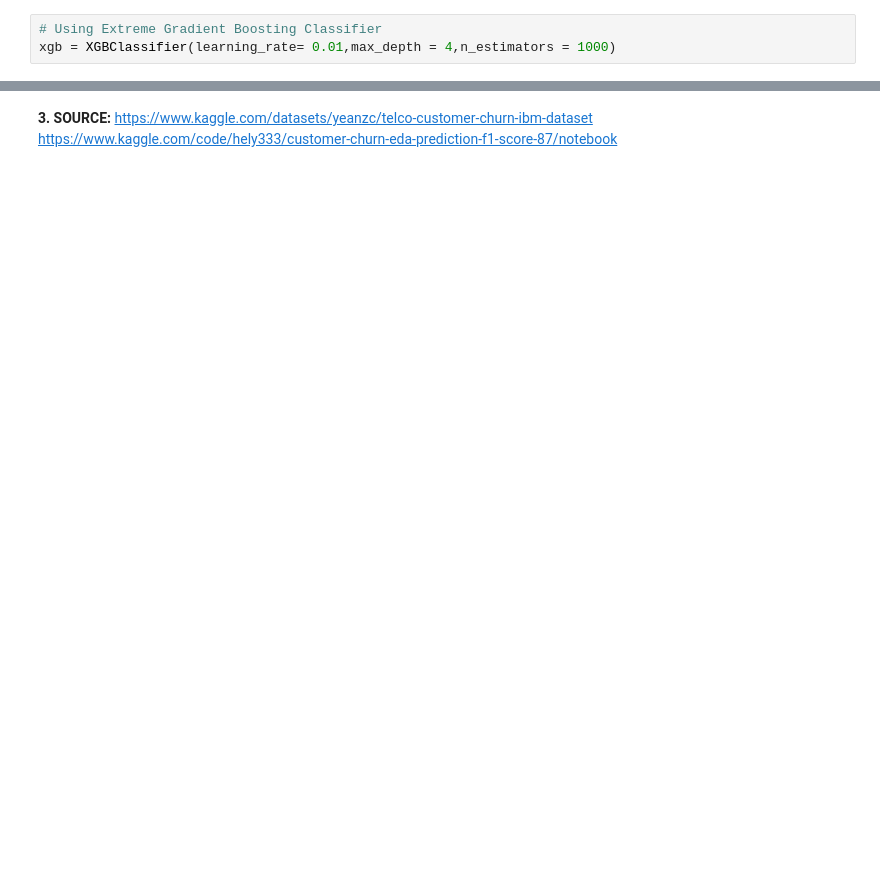
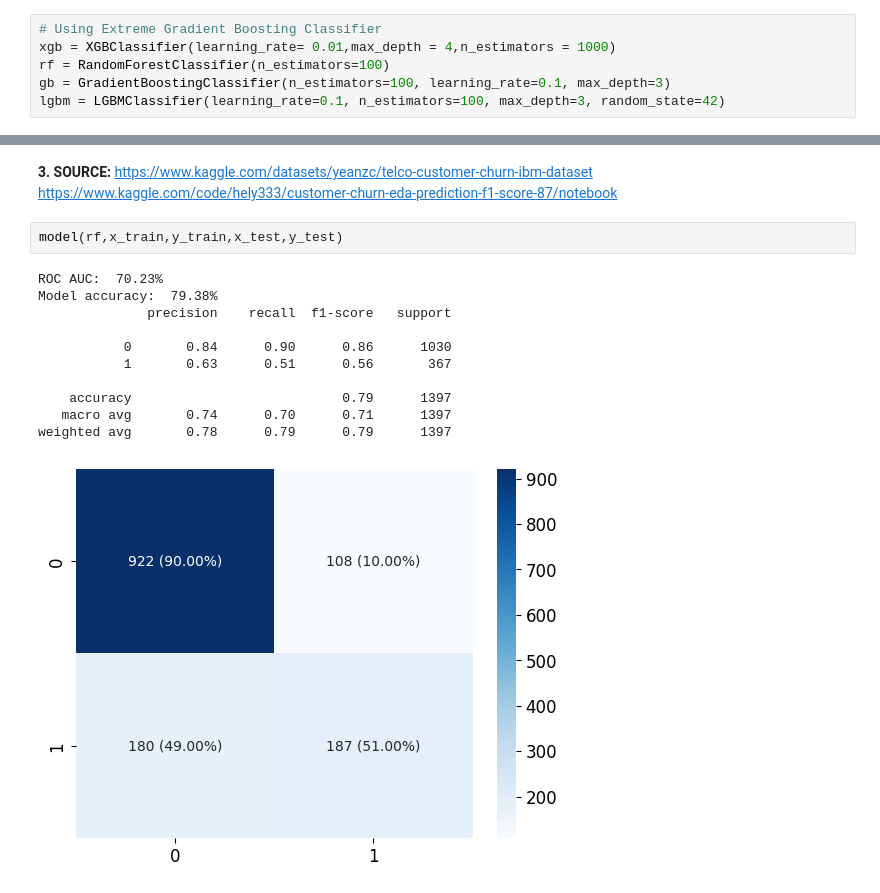
Before and after one commit to Daniel-Lizarazo-Fuentes/AAIB_assignments, a Jupyter notebook: lecture2_practical/lecure2_churn.ipynb, the cells around one changed output, grey strips where cells are left out. Cells and saved outputs as stored; diff of their text form; blank space fills up the shorter version.

```diff
--- a/lecture2_practical/lecure2_churn.ipynb
+++ b/lecture2_practical/lecure2_churn.ipynb
@@ -773,6 +776,9 @@ def model(method, x_train, y_train, x_test, y_test):
 # %%
 # Using Extreme Gradient Boosting Classifier
 xgb = XGBClassifier(learning_rate= 0.01,max_depth = 4,n_estimators = 1000)
+rf = RandomForestClassifier(n_estimators=100)
+gb = GradientBoostingClassifier(n_estimators=100, learning_rate=0.1, max_depth=3)
+lgbm = LGBMClassifier(learning_rate=0.1, n_estimators=100, max_depth=3, random_state=42)
 # %%
 # Confusion Matrix: TN/FP // FN/TP
 # Precision: TP / (TP+FP)
@@ -796,3 +802,17 @@ weighted avg       0.87      0.87      0.87      2070
 **3. SOURCE:**
 https://www.kaggle.com/datasets/yeanzc/telco-customer-churn-ibm-dataset
 https://www.kaggle.com/code/hely333/customer-churn-eda-prediction-f1-score-87/notebook
+# %%
+model(rf,x_train,y_train,x_test,y_test)
+# %% [output]
+ROC AUC:  70.23%
+Model accuracy:  79.38%
+              precision    recall  f1-score   support
+
+           0       0.84      0.90      0.86      1030
+           1       0.63      0.51      0.56       367
+
+    accuracy                           0.79      1397
+   macro avg       0.74      0.70      0.71      1397
+weighted avg       0.78      0.79      0.79      1397
+[figure, added]
```
Also changed, not shown: parts of 5 cells of this notebook.
